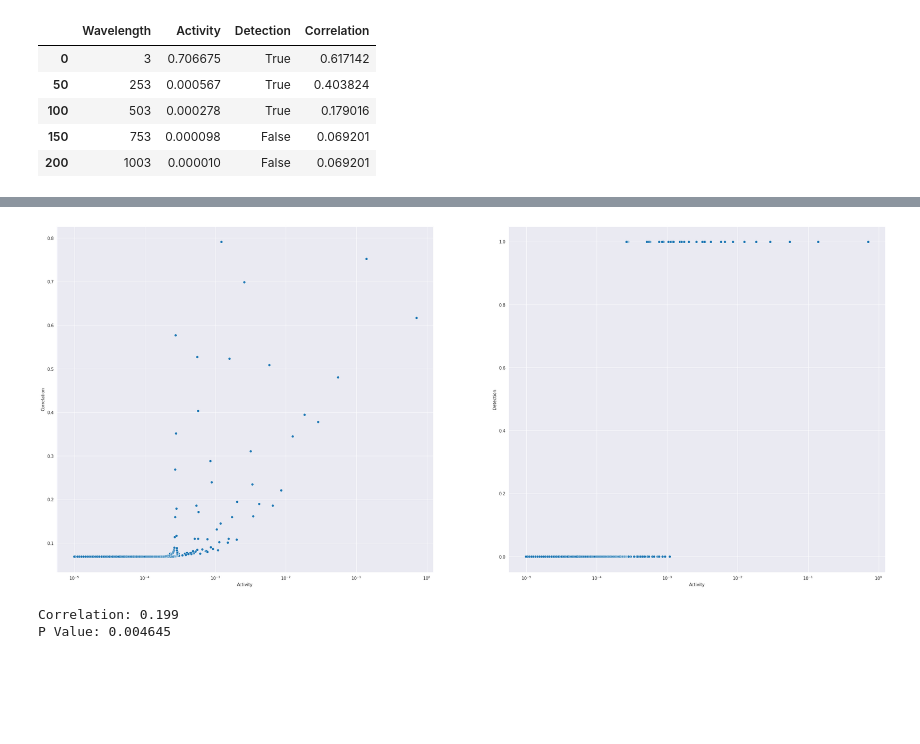
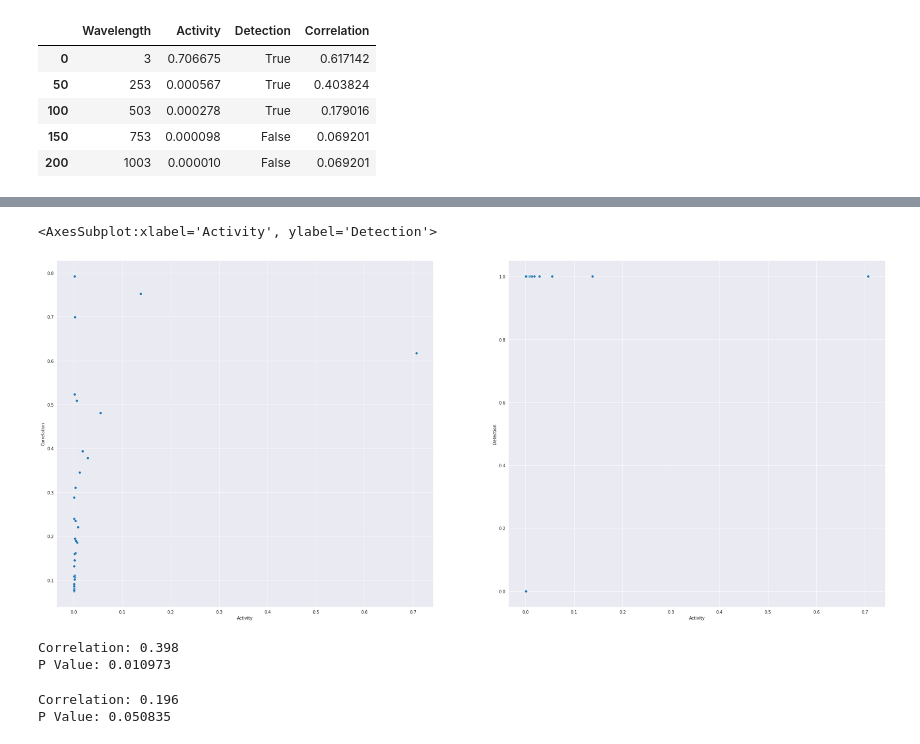
Before and after one commit to pjelusic26/fourier_to_spatial_activity, a Jupyter notebook: e0_kernel_3.ipynb, the cells around one changed output, grey strips where cells are left out. Saved outputs shown, nothing was run; the diff lists cells and outputs as text; code cells hidden in the pictures; blank space fills up the shorter version.

```diff
--- a/e0_kernel_3.ipynb
+++ b/e0_kernel_3.ipynb
@@ -18,3 +18,7 @@ df[::50]
 | 100 | 503 | 0.000278 | True | 0.179016 |
 | 150 | 753 | 0.000098 | False | 0.069201 |
 | 200 | 1003 | 0.000010 | False | 0.069201 |
+# %%
+df = df.head(40)
+print(df.shape)
+df[::5]
@@ -21,25 +36,34 @@ df[::50]
 # %%
 # Plot
 figure(figsize = (35, 15))
 sns.set_style("darkgrid")
 
 plt.set_cmap("gray")
 # plt.subplot(121)
 
 plt.subplot(121)
 sns.scatterplot(x = 'Activity', y = 'Correlation', data = df)
-plt.xscale('log')
+# plt.xscale('log')
 
 plt.subplot(122)
 sns.scatterplot(x = 'Activity', y = 'Detection', data = df)
-plt.xscale('log')
+# plt.xscale('log')
 # %% [output]
+<AxesSubplot:xlabel='Activity', ylabel='Detection'>
-[figure, old version]
+[figure, new version]
+# %%
+# Calculate correlation and significance level
+correlation, p_value = stat.pearsonr(df['Correlation'], df['Activity'])
+print(f"Correlation: {round(correlation, 3)}")
+print(f"P Value: {round(p_value, 6)}")
+# %% [output]
+Correlation: 0.398
+P Value: 0.010973
 # %%
 # Calculate correlation and significance level
 correlation, p_value = stat.pearsonr(df['Detection'], df['Activity'])
 print(f"Correlation: {round(correlation, 3)}")
 print(f"P Value: {round(p_value, 6)}")
 # %% [output]
-Correlation: 0.199
-P Value: 0.004645
+Correlation: 0.196
+P Value: 0.050835
```
Also changed, not shown: parts of 1 cell of this notebook, 7 other files.
